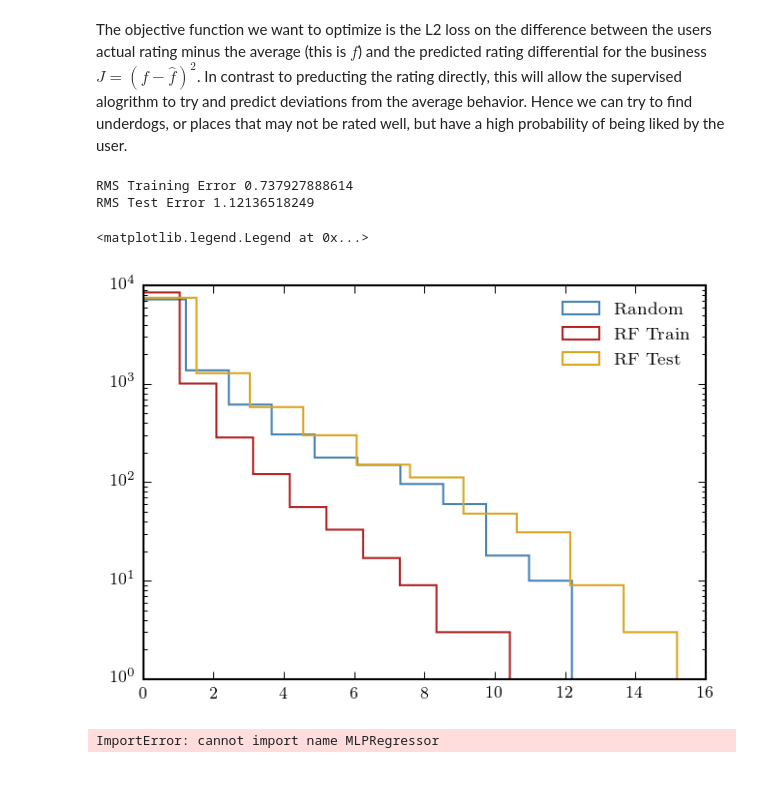
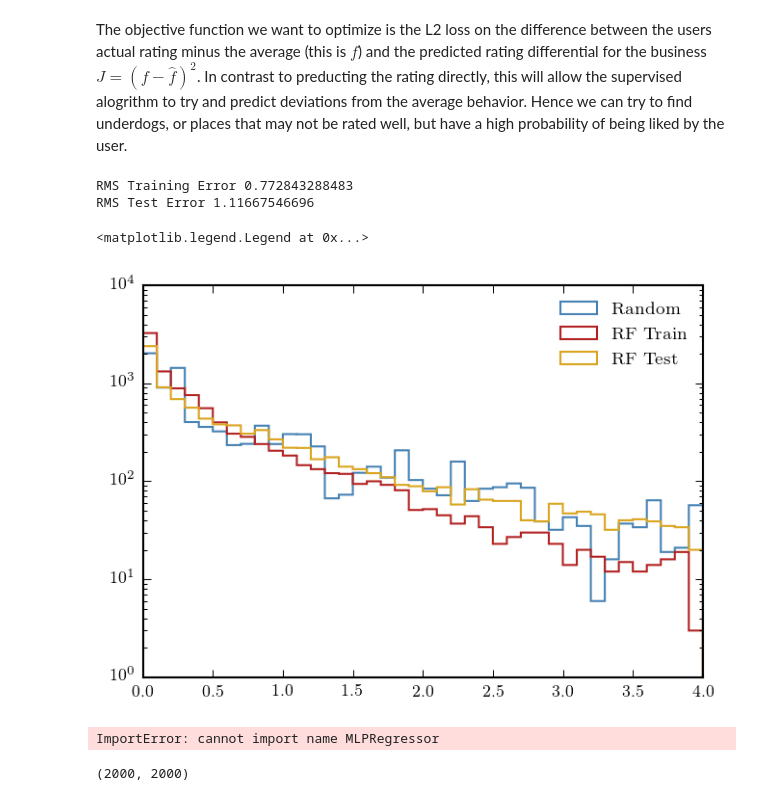
Before and after one commit to erccarls/vectorsearch, a Jupyter notebook: notebooks/06 - Prediction with Supervised.ipynb, the cells around one changed output. Cells and saved outputs as stored; diff of their text form; code cells hidden in the pictures.

```diff
--- a/notebooks/06 - Prediction with Supervised.ipynb
+++ b/notebooks/06 - Prediction with Supervised.ipynb
@@ -63,3 +63,7 @@ def GenerateInputOutput(review_set, lda_model):
 # Generate for test and training data.
 doc_LDA_topic_vectors_train, bus_ids_train, rev_diff_train = GenerateInputOutput(review_train, review_lda)
 doc_LDA_topic_vectors_test, bus_ids_test, rev_diff_test = GenerateInputOutput(review_test, review_lda)
+
+# Normalize the topic vectors...
+doc_LDA_topic_vectors_train = [top/np.sqrt(np.dot(top,top)) for top in doc_LDA_topic_vectors_train]
+doc_LDA_topic_vectors_test = [top/np.sqrt(np.dot(top,top)) for top in doc_LDA_topic_vectors_test]
@@ -174,8 +174,8 @@ def getRMS_error(RF, X, Y):
     return RMS_errors, MSE
 
 
-RF_settings = {'n_estimators':500,
-               'max_depth':10,
+RF_settings = { 'n_estimators':500,
+                'max_depth':10,
                 'min_samples_split':2,
                 'min_samples_leaf':5,
                 'min_weight_fraction_leaf':0.0,
@@ -187,7 +187,7 @@ RF_settings = {'n_estimators':500,
                 'random_state':0}
 
 
-RF = RunRFClassifier(10000, X_TRAIN, Y_TRAIN, **RF_settings)
+RF = RunRFClassifier(20000, X_TRAIN, Y_TRAIN, **RF_settings)
 
 
 RMS_train, MSE_train = getRMS_error(RF, X_TRAIN[:n_samples], Y_TRAIN[:n_samples])
@@ -195,20 +195,20 @@ RMS_test, MSE_test = getRMS_error(RF, X_TEST[:n_samples], Y_TEST[:n_samples])
 print 'RMS Training Error', RMS_train
 print 'RMS Test Error', RMS_test
 # %% [output]
-RMS Training Error 0.737927888614
-RMS Test Error 1.12136518249
+RMS Training Error 0.772843288483
+RMS Test Error 1.11667546696
 # %%
-bins = np.linspace(0,4,21)
+bins = np.linspace(0,4,41)
 
-plt.hist(Y_TRAIN[:n_samples]**2, histtype='step', label='Random')
-plt.hist(MSE_train, histtype='step', label='RF Train')
-plt.hist(MSE_test, histtype='step', label='RF Test')
+plt.hist(Y_TRAIN[:n_samples]**2, bins, histtype='step', label='Random')
+plt.hist(MSE_train, bins, histtype='step', label='RF Train')
+plt.hist(MSE_test, bins, histtype='step', label='RF Test',)
 
 plt.yscale('log')
 plt.legend(frameon=False)
 # %% [output]
 <matplotlib.legend.Legend at 0x...>
-[figure, old version]
+[figure, new version]
 # %%
 from sklearn.neural_network import MLPRegressor
 
@@ -216,3 +216,7 @@ MLP = MLPRegressor(hidden_layer_sizes=(50, ), activation='relu', algorithm='adam
                                     validation_fraction=0.1, beta_1=0.9, beta_2=0.999, epsilon=1e-08)
 # %% [output]
 ImportError: cannot import name MLPRegressor
+# %%
+print np.dot(X_TRAIN[:2000],X_TRAIN[:2000].T).shape
+# %% [output]
+(2000, 2000)
```
Also changed, not shown: parts of 2 cells of this notebook, 14 other files.
